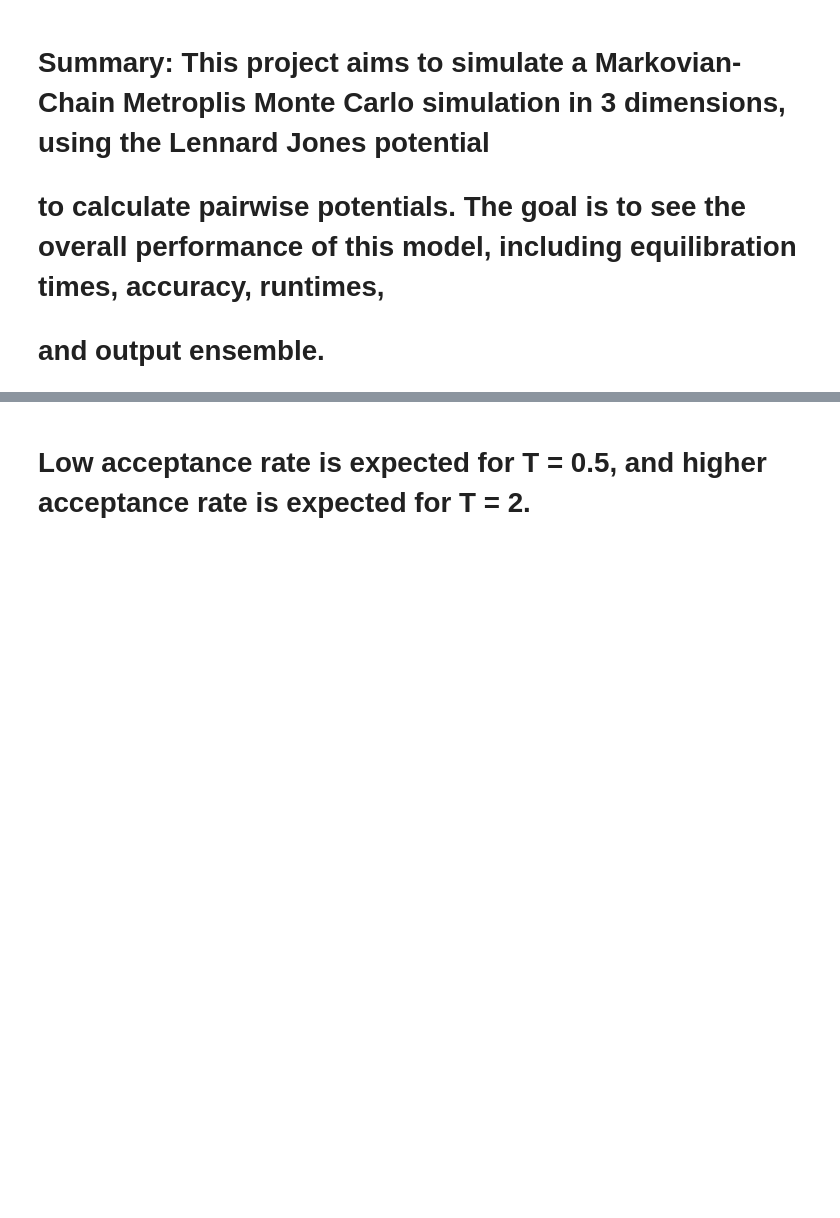
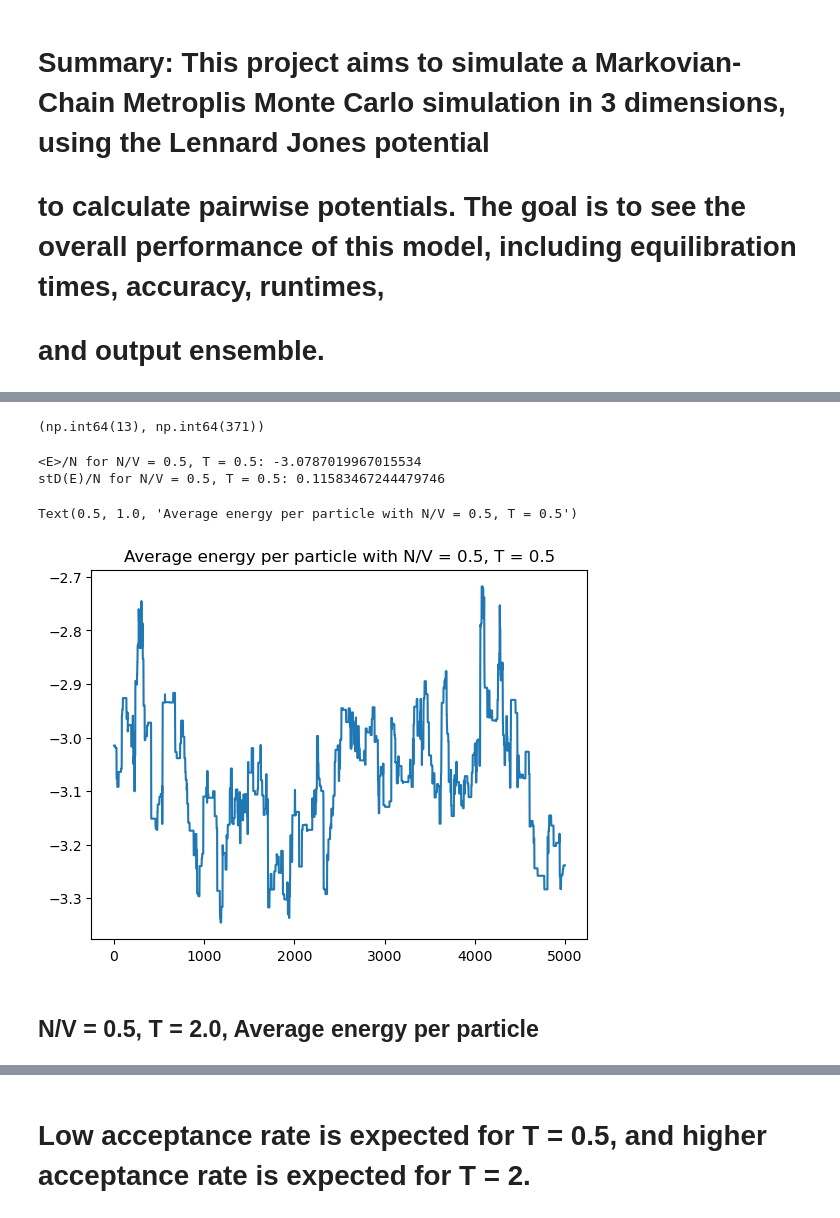
Before and after one commit to eridanirojas/563-rojas, a Jupyter notebook: 3DMCSampling.ipynb, the cells around one changed output, grey strips where cells are left out. Saved outputs shown, nothing was run; the diff lists cells and outputs as text; code cells hidden in the pictures; blank space fills up the shorter version.

```diff
--- a/3DMCSampling.ipynb
+++ b/3DMCSampling.ipynb
@@ -248,0 +319,19 @@ Text(0.5, 1.0, 'Average energy per particle with N = 19, T = 0.5')
+# %%
+autocorr1D(l_energies[2][5000:])
+# 13 independent samples, which is unfortunately the most amount of independent samples I've seen for N/V 0.5, T = 0.5
+# %% [output]
+(np.int64(13), np.int64(371))
+# %%
+print("<E>/N for N/V = 0.5, T = 0.5:", np.average(l_energies[2][5000:])/ N[1])
+print("stD(E)/N for N/V = 0.5, T = 0.5:", np.std(l_energies[2][5000:])/ N[1])
+# %% [output]
+<E>/N for N/V = 0.5, T = 0.5: -3.0787019967015534
+stD(E)/N for N/V = 0.5, T = 0.5: 0.11583467244479746
+# %%
+plt.plot(l_energies[2][5000:]/N[1])
+plt.title("Average energy per particle with N/V = 0.5, T = 0.5")
+# %% [output]
+Text(0.5, 1.0, 'Average energy per particle with N/V = 0.5, T = 0.5')
+[figure, added]
+# %% [markdown]
+## N/V = 0.5, T = 2.0, Average energy per particle
```
Also changed, not shown: parts of 33 cells of this notebook, 1 other file.
